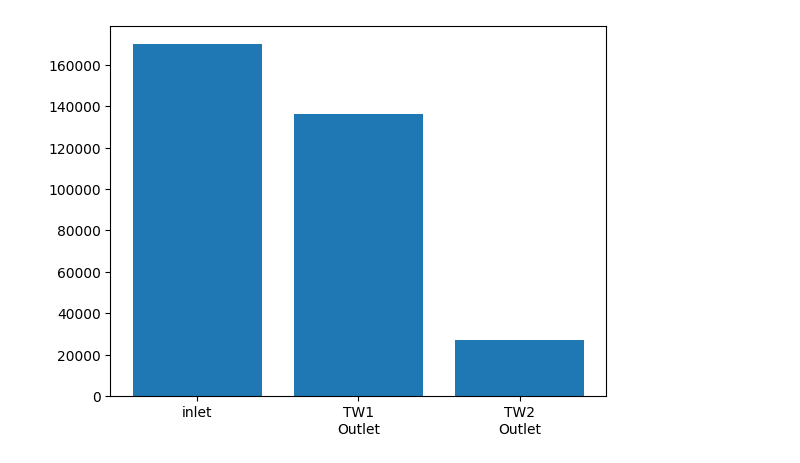
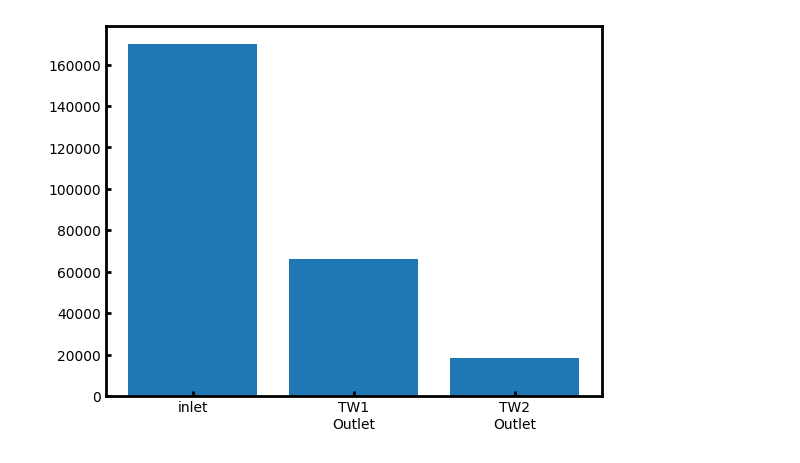
Before and after one commit to biker42/ecoli_CHME5137, a Jupyter notebook: ecoli.ipynb, the cells around one changed output. Cells and saved outputs as stored; diff of their text form; code cells hidden in the pictures.

```diff
--- a/ecoli.ipynb
+++ b/ecoli.ipynb
@@ -48,7 +48,7 @@ def pkc_dyman(t, c, ci, cstar, k, tau, P):
 
 
 #initial parameters
-V = 500
+V = 1000
 Q = 14
 T = 298 #initial values from paper Hernandez-Crespo
 Isol = 200
@@ -69,7 +69,7 @@ ktw1 = 2.14
 ktw2 = 1.86
 thetaTW1 = 0.999
 thetaTW2 = 0.983
-P = 1 #tanks in series
+P = 1.5 #tanks in series
 tau = V/Q
 k = ktot(T,Isol, Ddap)
 # %%
@@ -93,6 +93,13 @@ hrt_rangetw2= np.linspace(0.1, 5, 200)
 coci2 = [pkc(ci_tw2, cstar, ktw1, hrt, P)/ci_tw2 for hrt in hrt_rangetw1]
 plt.plot(hrt_rangetw2, coci2, label='TW2')
 
+
+plt.tick_params(direction='in', width=2, length=6, labelsize=16)
+#plt.xticks([0, 20, 40, 60, 80, 100])
+plt.minorticks_off()
+ax = plt.gca()  # get current axes
+for spine in ax.spines.values():
+    spine.set_linewidth(2)
 plt.xlabel('time (days)')
 plt.ylabel('c0/ci')
 plt.legend()
@@ -102,7 +155,13 @@ plt.legend()
 # %%
 #total system time, and treatment
 stages = ['inlet', 'TW1\nOutlet', 'TW2\nOutlet']
 conc = [ci, co_tw1, co_tw2]
 bars = plt.bar(stages, conc)
+plt.tick_params(direction='in', width=2)
+plt.minorticks_off()
+ax = plt.gca()  # get current axes
+for spine in ax.spines.values():
+    spine.set_linewidth(2)
+#plt.savefig('barsystem.png',dpi=300,transparent=True)
 # %% [output]
-[figure, old version]
+[figure, new version]
```
Also changed, not shown: parts of 6 cells of this notebook.
